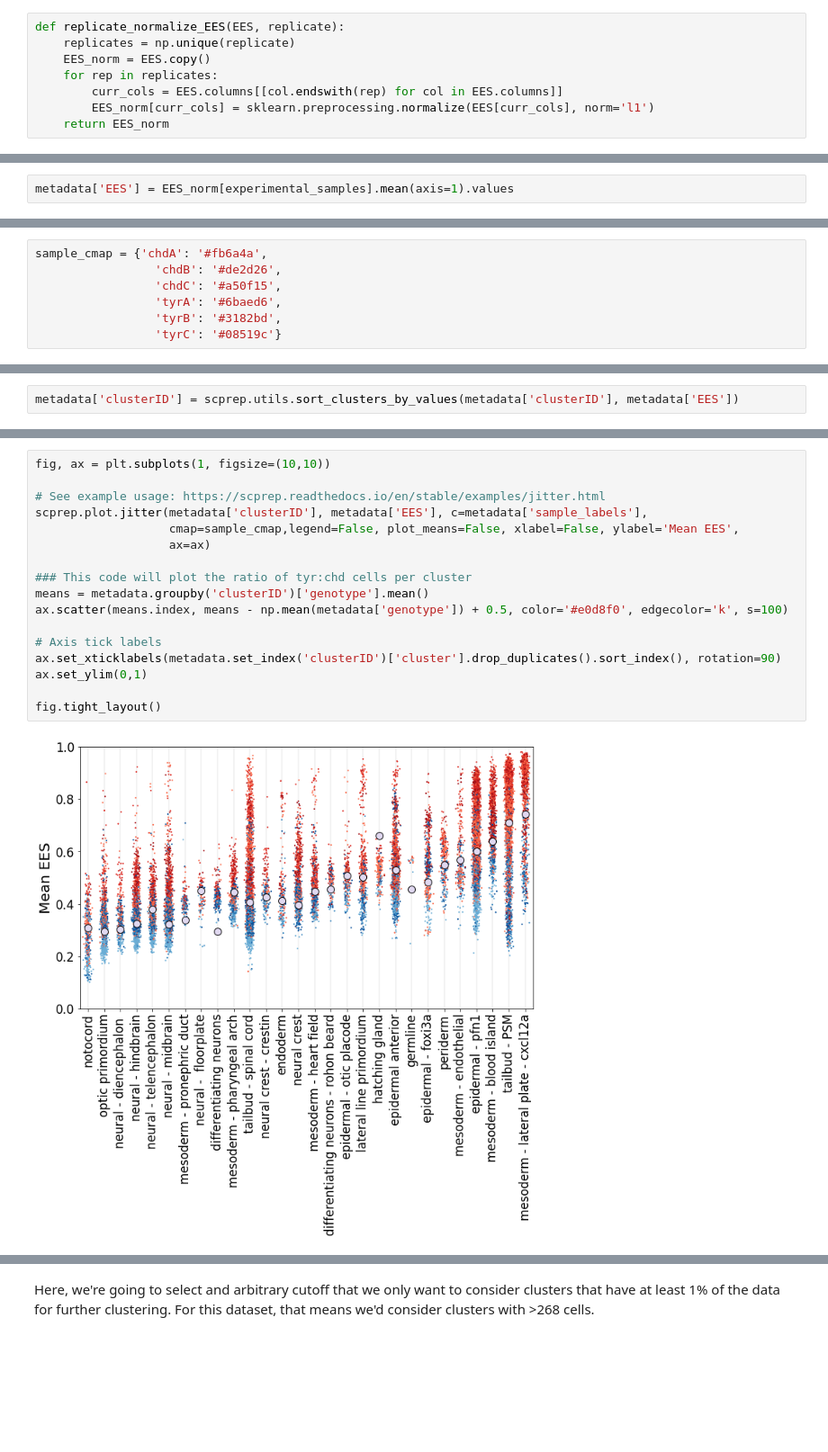
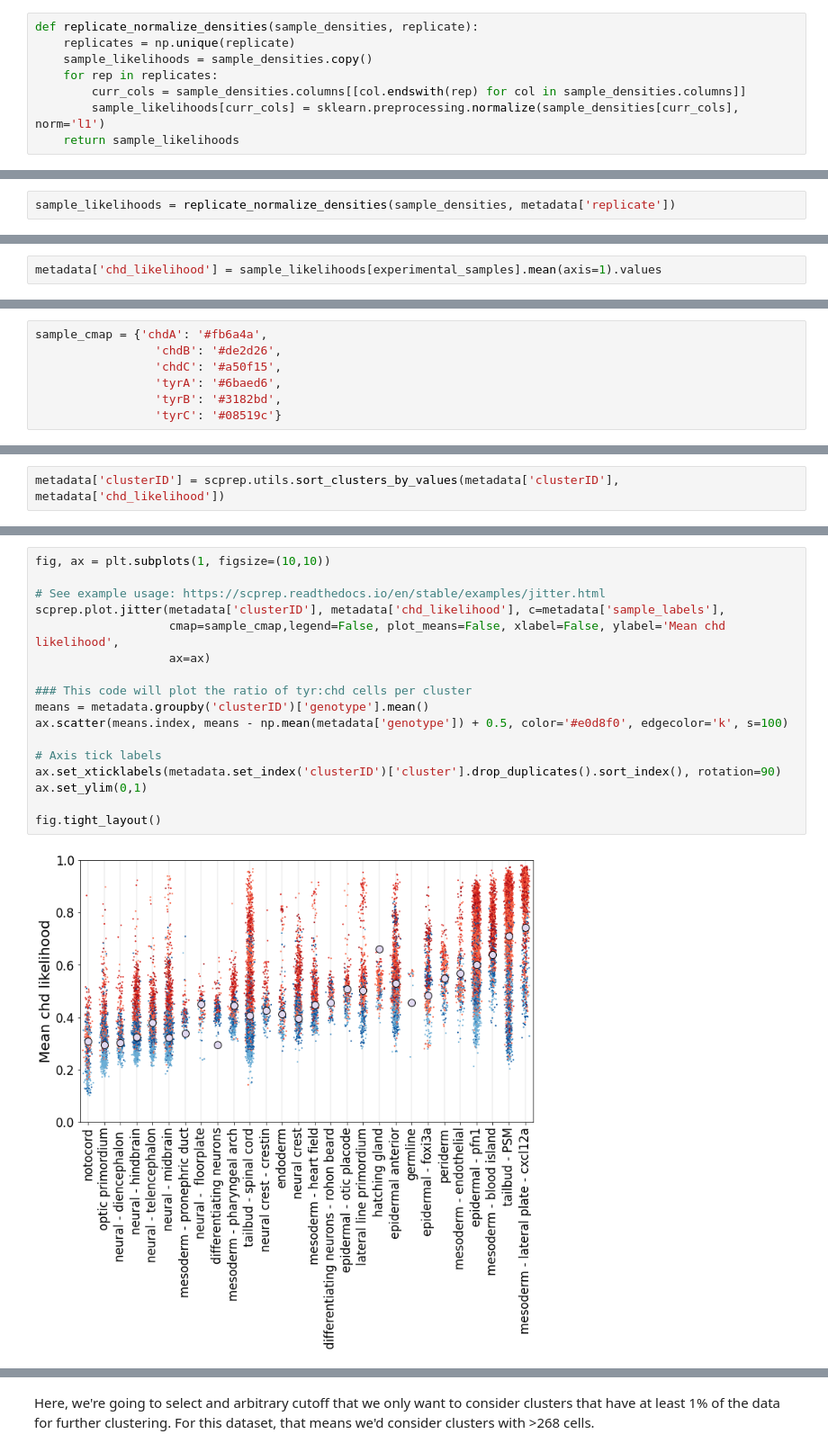
Before and after one commit to KrishnaswamyLab/MELD, a Jupyter notebook: notebooks/Wagner2018_Chordin_Cas9_Mutagenesis.ipynb, the cells around one changed output, grey strips where cells are left out. Shown at 90% size. Drawn from its saved outputs; the diff is of its cells as text; blank space fills up the shorter version.

```diff
--- a/notebooks/Wagner2018_Chordin_Cas9_Mutagenesis.ipynb
+++ b/notebooks/Wagner2018_Chordin_Cas9_Mutagenesis.ipynb
@@ -476,8 +480,8 @@ Building graph on 26827 samples and 100 features.
 # %%
-def replicate_normalize_EES(EES, replicate):
+def replicate_normalize_densities(sample_densities, replicate):
     replicates = np.unique(replicate)
-    EES_norm = EES.copy()
+    sample_likelihoods = sample_densities.copy()
     for rep in replicates:
-        curr_cols = EES.columns[[col.endswith(rep) for col in EES.columns]]
-        EES_norm[curr_cols] = sklearn.preprocessing.normalize(EES[curr_cols], norm='l1')
-    return EES_norm
+        curr_cols = sample_densities.columns[[col.endswith(rep) for col in sample_densities.columns]]
+        sample_likelihoods[curr_cols] = sklearn.preprocessing.normalize(sample_densities[curr_cols], norm='l1')
+    return sample_likelihoods
@@ -486,3 +488,5 @@ EES_norm = replicate_normalize_EES(EES, metadata['replicate'])
+# %%
+sample_likelihoods = replicate_normalize_densities(sample_densities, metadata['replicate'])
 # %%
 fig, axes = plt.subplots(1,3, figsize=(13,4))
 
@@ -512,2 +518,2 @@ fig.tight_layout()
 # %%
-metadata['EES'] = EES_norm[experimental_samples].mean(axis=1).values
+metadata['chd_likelihood'] = sample_likelihoods[experimental_samples].mean(axis=1).values
@@ -527,5 +531,5 @@ Let's sort the index of each cluster from lowest to highest average EES value
 # %%
-metadata['clusterID'] = scprep.utils.sort_clusters_by_values(metadata['clusterID'], metadata['EES'])
+metadata['clusterID'] = scprep.utils.sort_clusters_by_values(metadata['clusterID'], metadata['chd_likelihood'])
 # %% [markdown]
 #### Create jitter plots
 
@@ -533,22 +537,22 @@ These show the distribution of EES values within each cluster. Each point is a c
 # %%
 fig, ax = plt.subplots(1, figsize=(10,10))
 
 # See example usage: https://scprep.readthedocs.io/en/stable/examples/jitter.html
-scprep.plot.jitter(metadata['clusterID'], metadata['EES'], c=metadata['sample_labels'],
-                   cmap=sample_cmap,legend=False, plot_means=False, xlabel=False, ylabel='Mean EES',
+scprep.plot.jitter(metadata['clusterID'], metadata['chd_likelihood'], c=metadata['sample_labels'],
+                   cmap=sample_cmap,legend=False, plot_means=False, xlabel=False, ylabel='Mean chd likelihood',
                    ax=ax)
 
 ### This code will plot the ratio of tyr:chd cells per cluster
 means = metadata.groupby('clusterID')['genotype'].mean()
 ax.scatter(means.index, means - np.mean(metadata['genotype']) + 0.5, color='#e0d8f0', edgecolor='k', s=100)
 
 # Axis tick labels
 ax.set_xticklabels(metadata.set_index('clusterID')['cluster'].drop_duplicates().sort_index(), rotation=90)
 ax.set_ylim(0,1)
 
 fig.tight_layout()
 # %% [output]
-[figure, old version]
+[figure, new version]
 # %% [markdown]
 ####  Interpreting the plot
 
```
Also changed, not shown: parts of 48 cells of this notebook, 1 other file.
